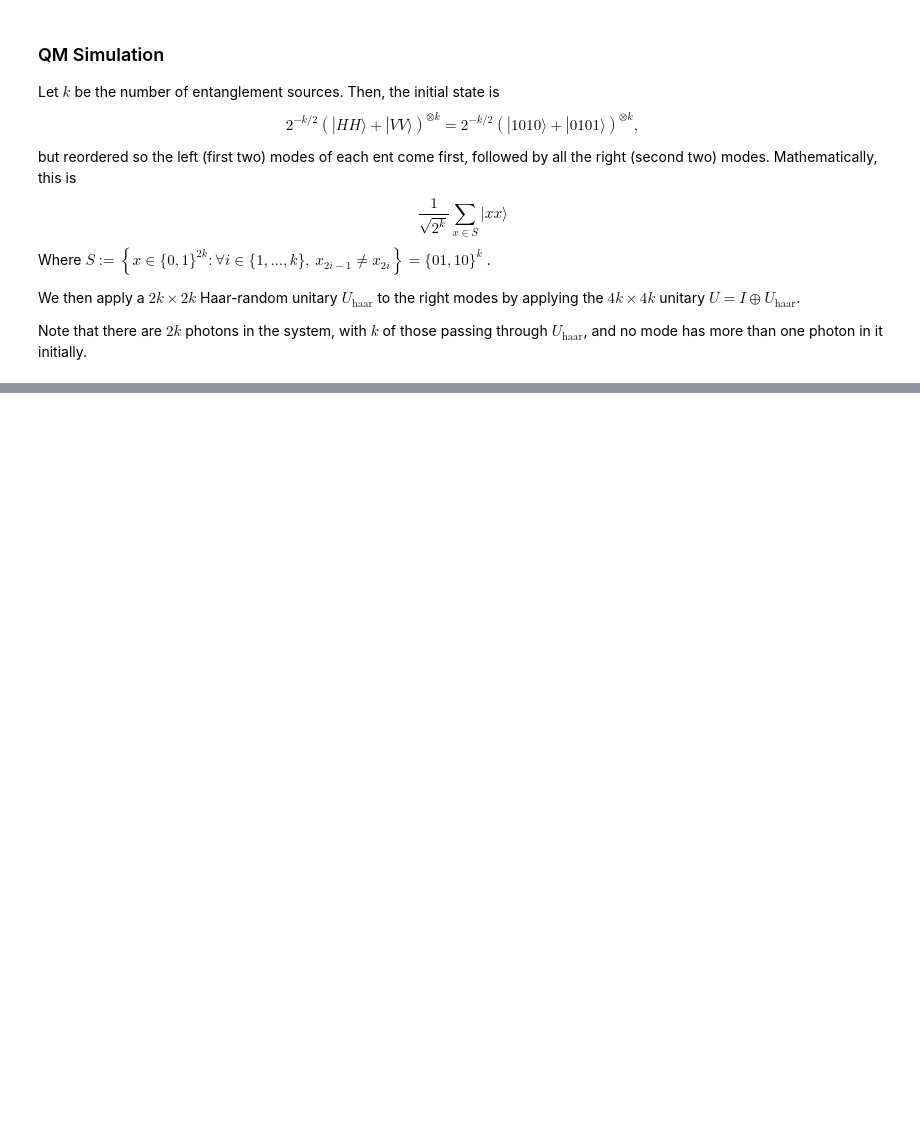
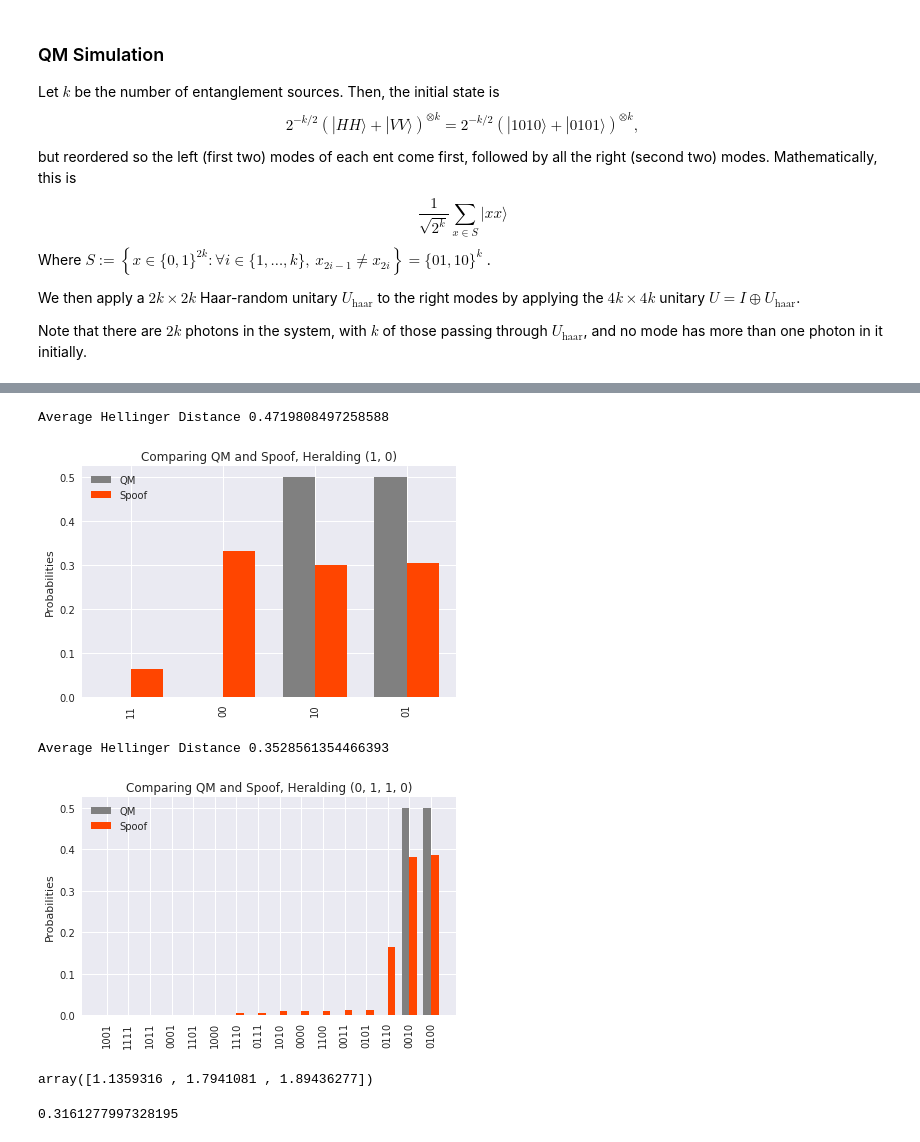
Before and after one commit to ironak/GaussianBosonSampling, a Jupyter notebook: experiments.ipynb, the cells around one changed output, grey strips where cells are left out. Cells and saved outputs as stored; diff of their text form; code cells hidden in the pictures; blank space fills up the shorter version.

```diff
--- a/experiments.ipynb
+++ b/experiments.ipynb
@@ -674,0 +261,20 @@ plot_qm_vs_stoch(*estu(3))
+# %%
+I1 = np.eye(1)
+I2 = np.eye(2)
+Z = np.array([[1, 0], [0, -1]])
+X = np.array([[0, 1], [1, 0]])
+Y = -1j * Z @ X
+hadamard = np.array([[1, 1], [1, -1]]) / sqrt(2)
+
+# Basic Hadamard
+print_estu(1, U=hadamard, heralds=[(1,0)], N=1000000)
+
+# Hong-Ou-Mandel Experiment
+U = direct_sum(I1, hadamard, I1)
+ps = get_fock_basis_states(2, 4) + [(0,1,0,0),(0,0,1,0)]
+print_estu(2, U=U, heralds=[(0,1,1,0)], N=1000000)
+# %% [output]
+Average Hellinger Distance 0.4719808497258588
+[figure, added]
+Average Hellinger Distance 0.3528561354466393
+[figure, added]
@@ -674,0 +294,10 @@ plot_qm_vs_stoch(*estu(3))
+# %%
+x0 = [1, DEFAULT_MEAS_THRESH, DEFAULT_MEAS_THRESH]
+res = minimize(optimizable_estu, x0, method='Nelder-Mead', tol=1e-2)
+res.x
+# %% [output]
+array([1.1359316 , 1.7941081 , 1.89436277])
+# %%
+print(optimizable_estu(res.x))
+# %% [output]
+0.3161277997328195
```
Also changed, not shown: parts of 15 cells of this notebook, 1 other file.
